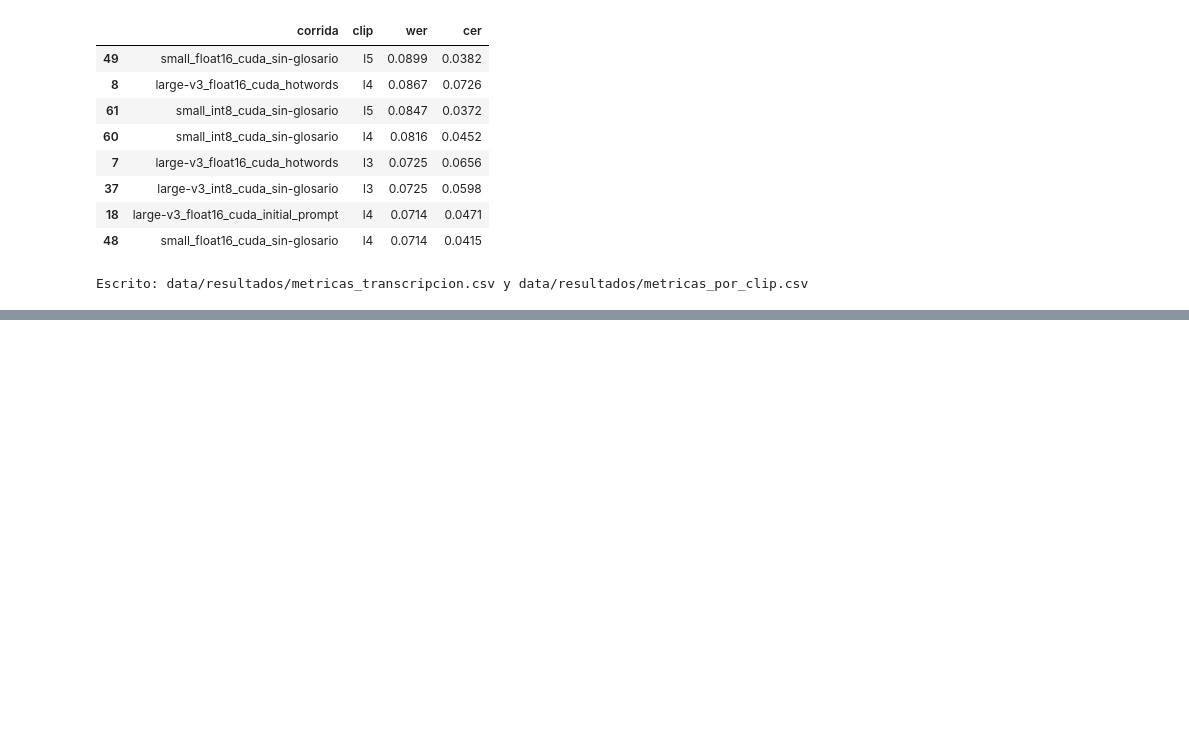
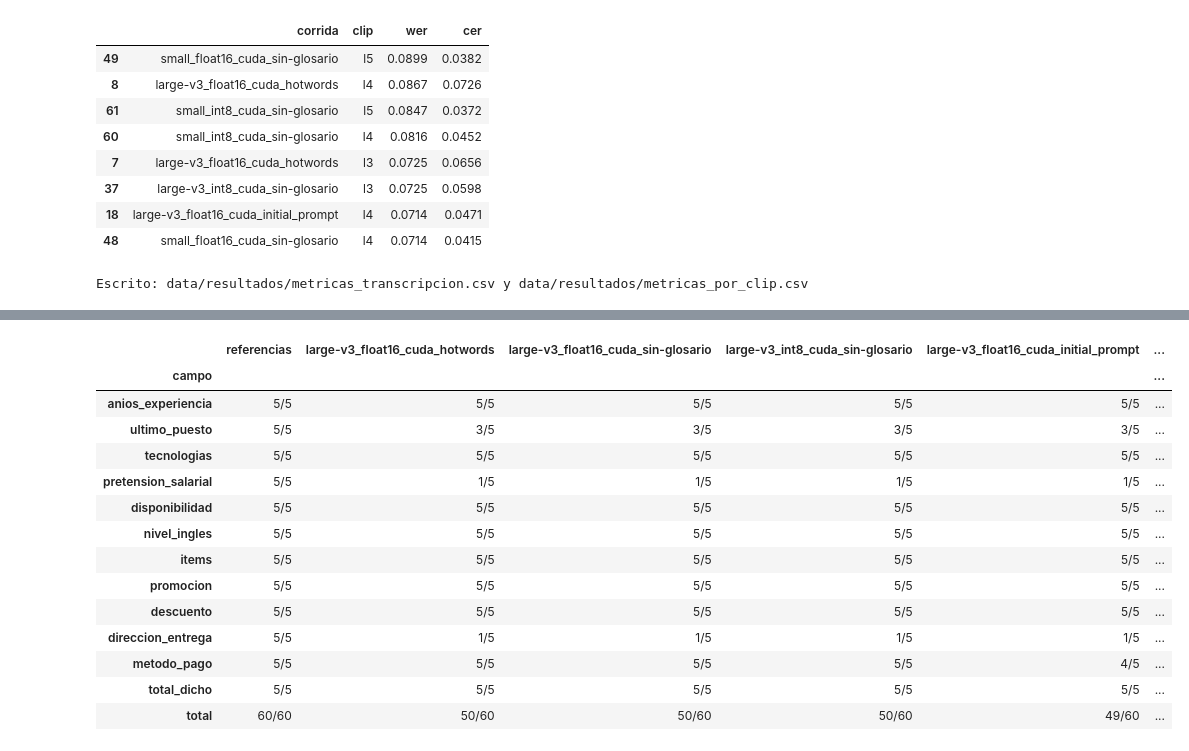
Before and after one commit to mmlis02/HW_05_202602, a Jupyter notebook: notebooks/06_resultados.ipynb, the cells around one changed output, grey strips where cells are left out. Drawn from its saved outputs; the diff is of its cells as text; code cells hidden in the pictures; blank space fills up the shorter version.

```diff
--- a/notebooks/06_resultados.ipynb
+++ b/notebooks/06_resultados.ipynb
@@ -297,0 +371,11 @@ Por campo y por método de extracción.
+# %%
+def exactitud(corrida):
+    g = registro[registro["corrida"] == corrida].groupby("campo", sort=False)["acierta"]
+    return pd.DataFrame({"aciertos": g.sum(), "n": g.count()}).reindex(CAMPOS)
+
+
+principal = exactitud(PRINCIPAL)
+principal["exactitud"] = principal["aciertos"] / principal["n"]
+principal["ic95_wilson"] = [tuple(round(x, 2) for x in intervalo_wilson(a, n)) for a, n in zip(principal["aciertos"], principal["n"])]
+principal.insert(0, "techo", exactitud(TECHO).apply(lambda f: f"{f['aciertos']}/{f['n']}", axis=1))
+principal.round(2)
@@ -297,0 +397,21 @@ Por campo y por método de extracción.
+# %%
+comparacion = pd.DataFrame({c: exactitud(c).apply(lambda f: f"{f['aciertos']}/{f['n']}" if f["n"] else "—", axis=1)
+                            for c in ORDEN})
+comparacion.loc["total"] = [f"{registro.loc[registro['corrida'] == c, 'acierta'].sum()}/{(registro['corrida'] == c).sum()}" for c in ORDEN]
+comparacion
+# %% [output]
+|  | referencias | large-v3_float16_cuda_hotwords | large-v3_float16_cuda_sin-glosario | large-v3_int8_cuda_sin-glosario | large-v3_float16_cuda_initial_prompt | ... |
+| campo |  |  |  |  |  | ... |
+| anios_experiencia | 5/5 | 5/5 | 5/5 | 5/5 | 5/5 | ... |
+| ultimo_puesto | 5/5 | 3/5 | 3/5 | 3/5 | 3/5 | ... |
+| tecnologias | 5/5 | 5/5 | 5/5 | 5/5 | 5/5 | ... |
+| pretension_salarial | 5/5 | 1/5 | 1/5 | 1/5 | 1/5 | ... |
+| disponibilidad | 5/5 | 5/5 | 5/5 | 5/5 | 5/5 | ... |
+| nivel_ingles | 5/5 | 5/5 | 5/5 | 5/5 | 5/5 | ... |
+| items | 5/5 | 5/5 | 5/5 | 5/5 | 5/5 | ... |
+| promocion | 5/5 | 5/5 | 5/5 | 5/5 | 5/5 | ... |
+| descuento | 5/5 | 5/5 | 5/5 | 5/5 | 5/5 | ... |
+| direccion_entrega | 5/5 | 1/5 | 1/5 | 1/5 | 1/5 | ... |
+| metodo_pago | 5/5 | 5/5 | 5/5 | 5/5 | 4/5 | ... |
+| total_dicho | 5/5 | 5/5 | 5/5 | 5/5 | 5/5 | ... |
+| total | 60/60 | 50/60 | 50/60 | 50/60 | 49/60 | ... |
```
Also changed, not shown: parts of 39 cells of this notebook, 5 other files.
